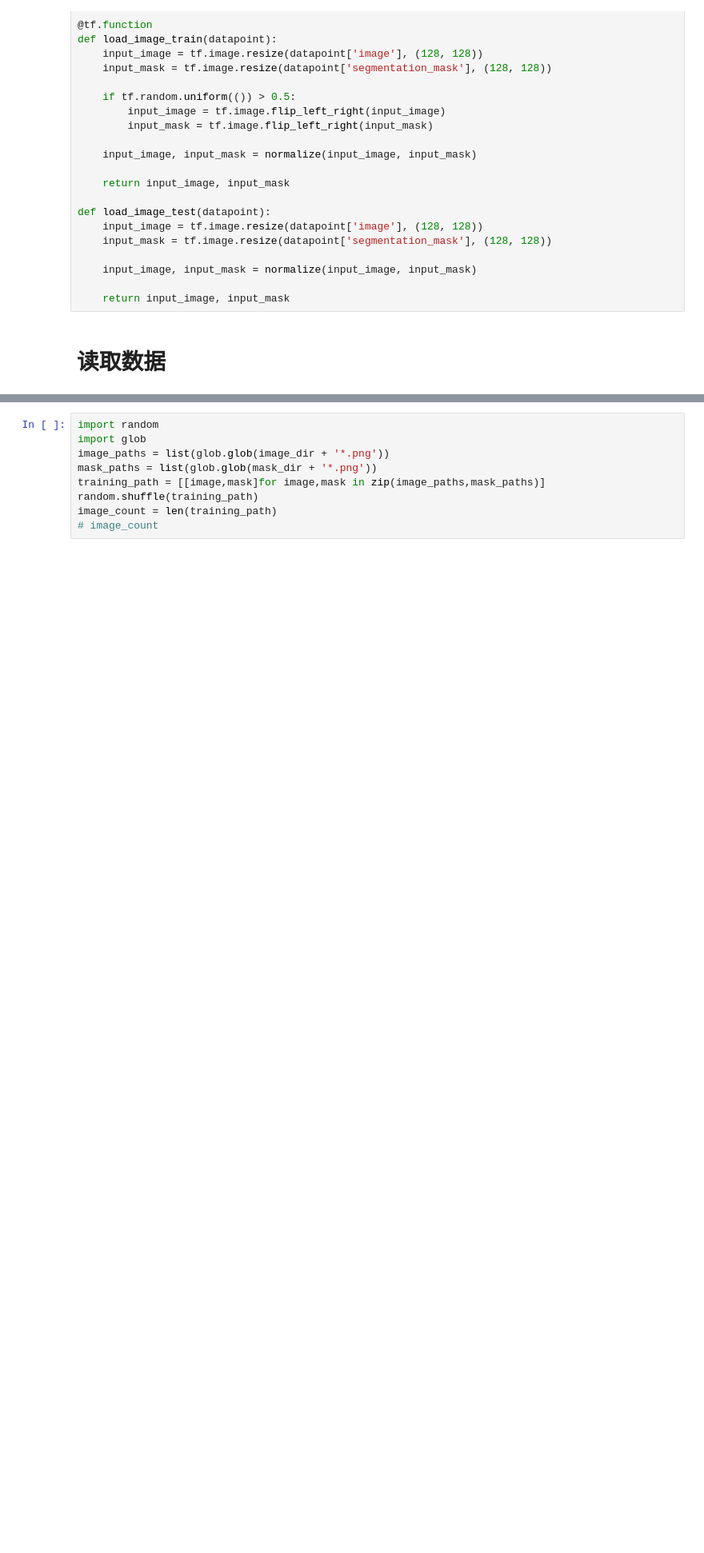
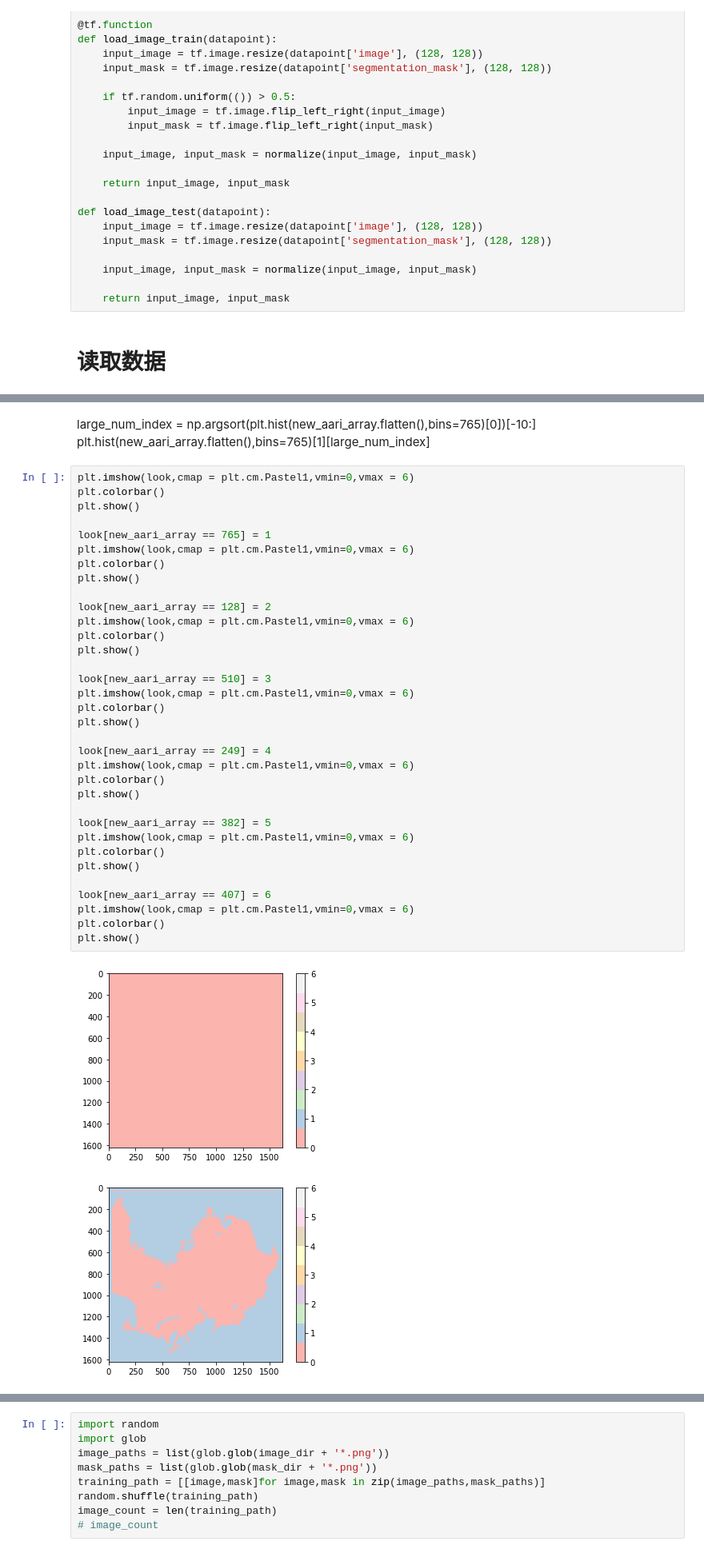
Before and after one commit to LittlematchLM/sea_ice_classification, a Jupyter notebook: train_test.ipynb, the cells around one changed output, grey strips where cells are left out. Shown: that part at 80% size. Drawn from its saved outputs; the diff is of its cells as text; blank space fills up the shorter version.

```diff
--- a/train_test.ipynb
+++ b/train_test.ipynb
@@ -52,0 +135,40 @@ mask_dir = r'E:\\python_workfile\\sea_ice_classification\\training\\mask\\'
+# %% [markdown]
+large_num_index = np.argsort(plt.hist(new_aari_array.flatten(),bins=765)[0])[-10:]
+plt.hist(new_aari_array.flatten(),bins=765)[1][large_num_index]
+# %%
+plt.imshow(look,cmap = plt.cm.Pastel1,vmin=0,vmax = 6)
+plt.colorbar()
+plt.show()
+
+look[new_aari_array == 765] = 1
+plt.imshow(look,cmap = plt.cm.Pastel1,vmin=0,vmax = 6)
+plt.colorbar()
+plt.show()
+
+look[new_aari_array == 128] = 2
+plt.imshow(look,cmap = plt.cm.Pastel1,vmin=0,vmax = 6)
+plt.colorbar()
+plt.show()
+
+look[new_aari_array == 510] = 3
+plt.imshow(look,cmap = plt.cm.Pastel1,vmin=0,vmax = 6)
+plt.colorbar()
+plt.show()
+
+look[new_aari_array == 249] = 4
+plt.imshow(look,cmap = plt.cm.Pastel1,vmin=0,vmax = 6)
+plt.colorbar()
+plt.show()
+
+look[new_aari_array == 382] = 5
+plt.imshow(look,cmap = plt.cm.Pastel1,vmin=0,vmax = 6)
+plt.colorbar()
+plt.show()
+
+look[new_aari_array == 407] = 6
+plt.imshow(look,cmap = plt.cm.Pastel1,vmin=0,vmax = 6)
+plt.colorbar()
+plt.show()
+# %% [output]
+[figure, added]
+[figure, added]
```
Also changed, not shown: parts of 24 cells of this notebook, 1 other file.
